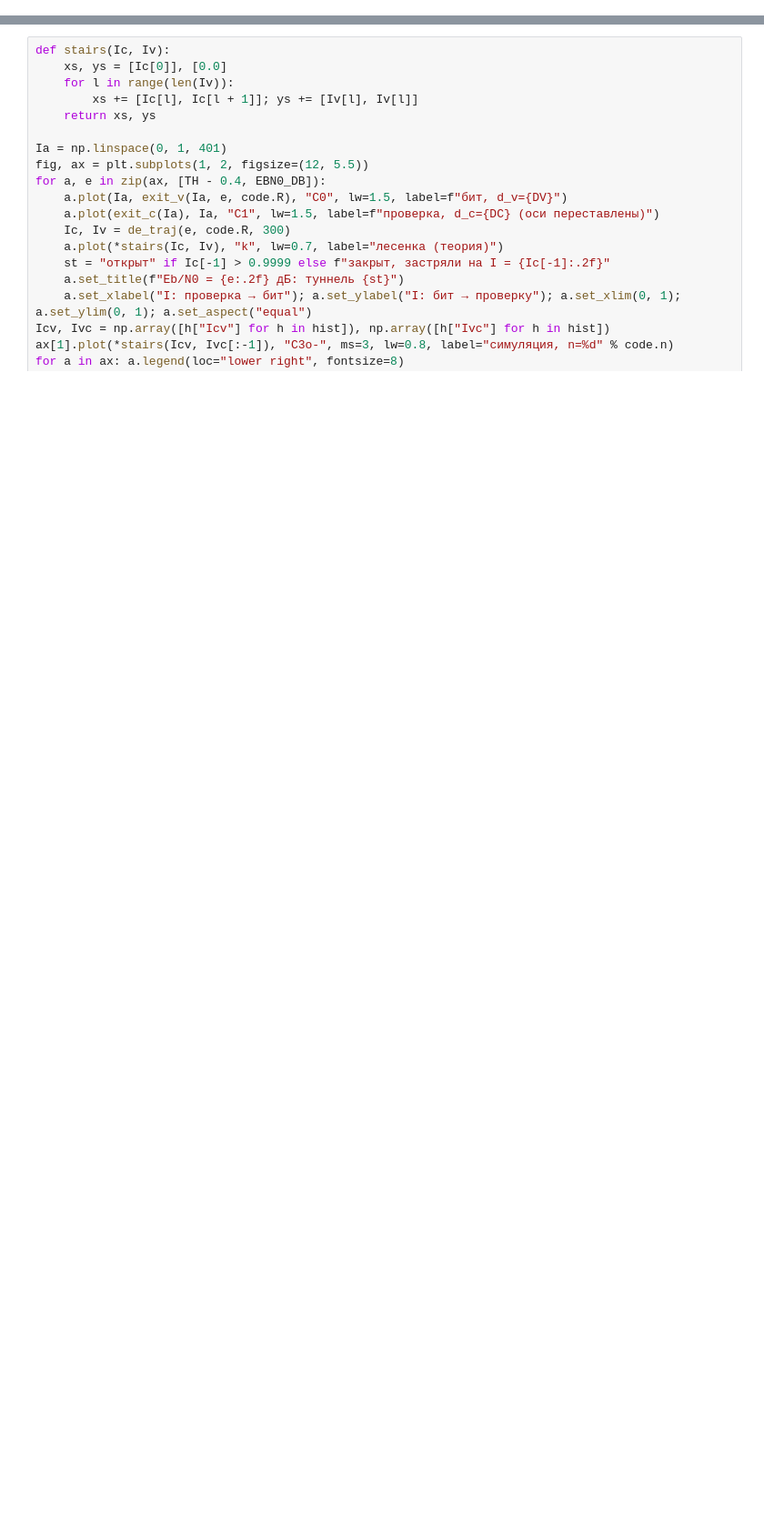
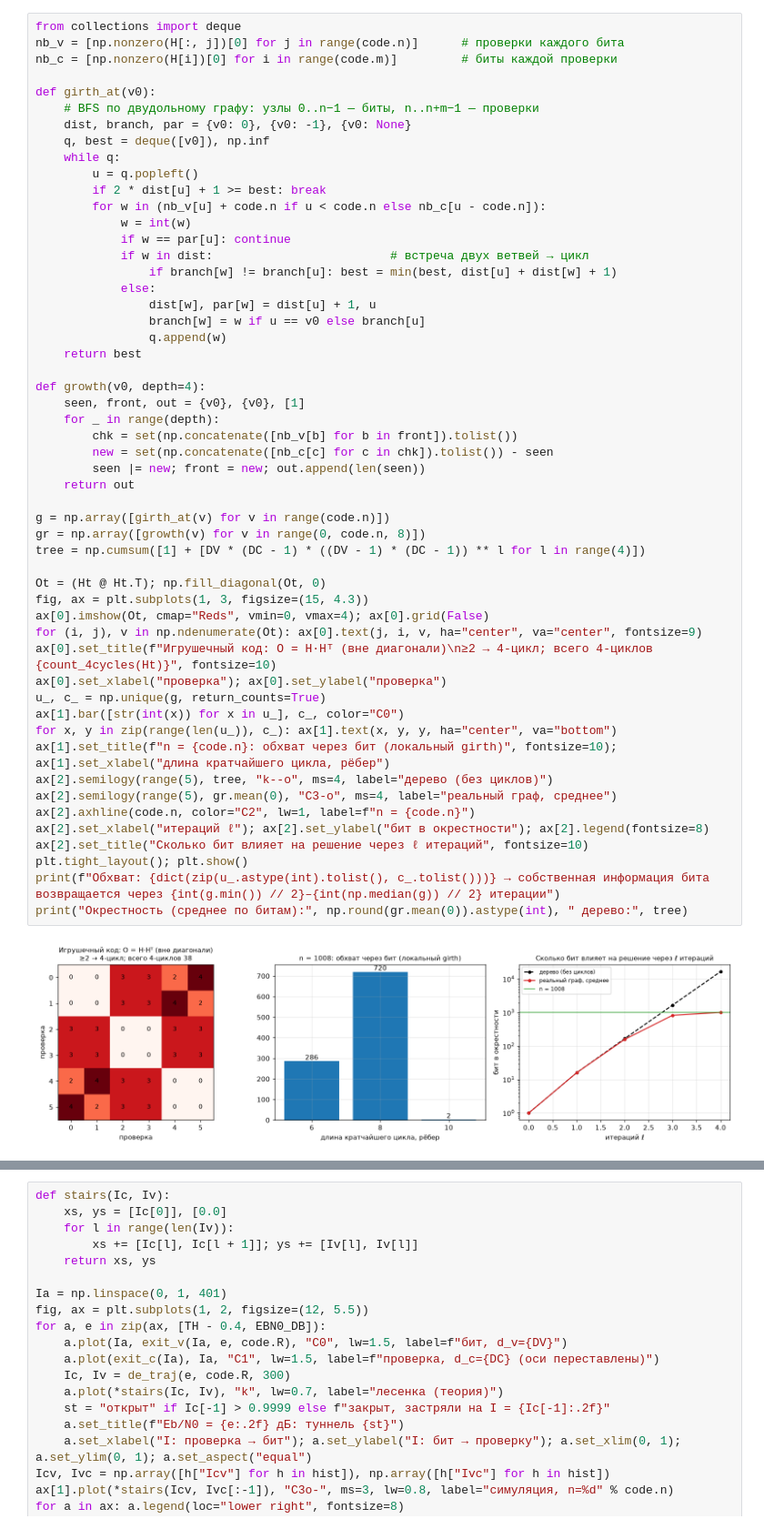
Before and after one commit to arsatyants/dsp-notebooks, a Jupyter notebook: notebooks/ldpc_sim.ipynb, the cells around one changed output, grey strips where cells are left out. Shown at 91% size. Drawn from its saved outputs; the diff is of its cells as text; blank space fills up the shorter version.

```diff
--- a/notebooks/ldpc_sim.ipynb
+++ b/notebooks/ldpc_sim.ipynb
@@ -308,0 +401,55 @@ print(f"После декодера: BER = {np.mean(Ch[:, code.info] != U):.2e},
+# %%
+from collections import deque
+nb_v = [np.nonzero(H[:, j])[0] for j in range(code.n)]      # проверки каждого бита
+nb_c = [np.nonzero(H[i])[0] for i in range(code.m)]         # биты каждой проверки
+
+def girth_at(v0):
+    # BFS по двудольному графу: узлы 0..n−1 — биты, n..n+m−1 — проверки
+    dist, branch, par = {v0: 0}, {v0: -1}, {v0: None}
+    q, best = deque([v0]), np.inf
+    while q:
+        u = q.popleft()
+        if 2 * dist[u] + 1 >= best: break
+        for w in (nb_v[u] + code.n if u < code.n else nb_c[u - code.n]):
+            w = int(w)
+            if w == par[u]: continue
+            if w in dist:                         # встреча двух ветвей → цикл
+                if branch[w] != branch[u]: best = min(best, dist[u] + dist[w] + 1)
+            else:
+                dist[w], par[w] = dist[u] + 1, u
+                branch[w] = w if u == v0 else branch[u]
+                q.append(w)
+    return best
+
+def growth(v0, depth=4):
+    seen, front, out = {v0}, {v0}, [1]
+    for _ in range(depth):
+        chk = set(np.concatenate([nb_v[b] for b in front]).tolist())
+        new = set(np.concatenate([nb_c[c] for c in chk]).tolist()) - seen
+        seen |= new; front = new; out.append(len(seen))
+    return out
+
+g = np.array([girth_at(v) for v in range(code.n)])
+gr = np.array([growth(v) for v in range(0, code.n, 8)])
+tree = np.cumsum([1] + [DV * (DC - 1) * ((DV - 1) * (DC - 1)) ** l for l in range(4)])
+
+Ot = (Ht @ Ht.T); np.fill_diagonal(Ot, 0)
+fig, ax = plt.subplots(1, 3, figsize=(15, 4.3))
+ax[0].imshow(Ot, cmap="Reds", vmin=0, vmax=4); ax[0].grid(False)
+for (i, j), v in np.ndenumerate(Ot): ax[0].text(j, i, v, ha="center", va="center", fontsize=9)
+ax[0].set_title(f"Игрушечный код: O = H·Hᵀ (вне диагонали)\n≥2 → 4-цикл; всего 4-циклов {count_4cycles(Ht)}", fontsize=10)
+ax[0].set_xlabel("проверка"); ax[0].set_ylabel("проверка")
+u_, c_ = np.unique(g, return_counts=True)
+ax[1].bar([str(int(x)) for x in u_], c_, color="C0")
+for x, y in zip(range(len(u_)), c_): ax[1].text(x, y, y, ha="center", va="bottom")
+ax[1].set_title(f"n = {code.n}: обхват через бит (локальный girth)", fontsize=10); ax[1].set_xlabel("длина кратчайшего цикла, рёбер")
+ax[2].semilogy(range(5), tree, "k--o", ms=4, label="дерево (без циклов)")
+ax[2].semilogy(range(5), gr.mean(0), "C3-o", ms=4, label="реальный граф, среднее")
+ax[2].axhline(code.n, color="C2", lw=1, label=f"n = {code.n}")
+ax[2].set_xlabel("итераций ℓ"); ax[2].set_ylabel("бит в окрестности"); ax[2].legend(fontsize=8)
+ax[2].set_title("Сколько бит влияет на решение через ℓ итераций", fontsize=10)
+plt.tight_layout(); plt.show()
+print(f"Обхват: {dict(zip(u_.astype(int).tolist(), c_.tolist()))} → собственная информация бита возвращается через {int(g.min()) // 2}–{int(np.median(g)) // 2} итерации")
+print("Окрестность (среднее по битам):", np.round(gr.mean(0)).astype(int), " дерево:", tree)
+# %% [output]
+[figure, added]
```
Also changed, not shown: parts of 50 cells of this notebook, 2 other files.
